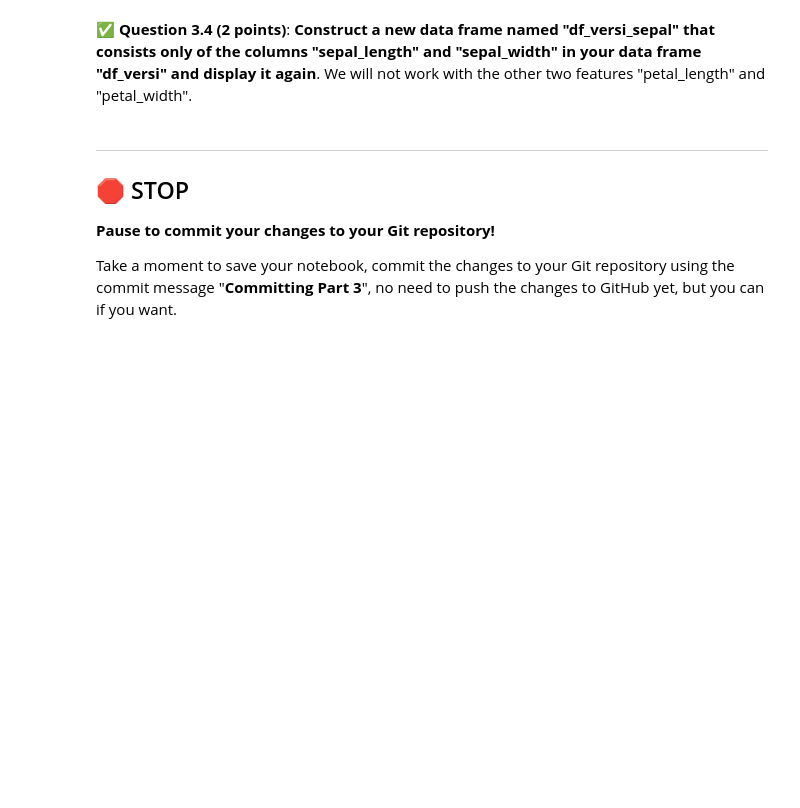
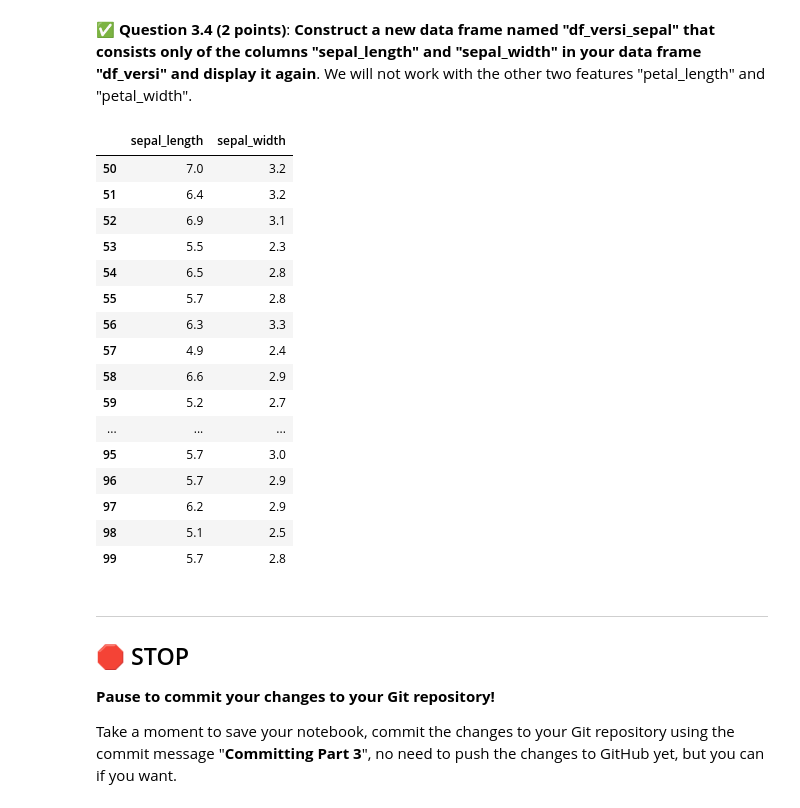
Before and after one commit to rags45/CMSE202-f23-turnin, a Jupyter notebook: hw-01/HW-01_GitPracticeDebuggingPythonPackagesAndClasses-STUDENT.ipynb, the cells around one changed output. Drawn from its saved outputs; the diff is of its cells as text; code cells hidden in the pictures; blank space fills up the shorter version.

```diff
--- a/hw-01/HW-01_GitPracticeDebuggingPythonPackagesAndClasses-STUDENT.ipynb
+++ b/hw-01/HW-01_GitPracticeDebuggingPythonPackagesAndClasses-STUDENT.ipynb
@@ -360,6 +398,26 @@ https://raw.githubusercontent.com/yangy5/HWFiles/main/Iris.csv
 &#9989; **Question 3.4 (2 points)**: **Construct a new data frame named "df_versi_sepal" that consists only of the columns "sepal_length" and "sepal_width" in your data frame "df_versi" and display it again**. We will not work with the other two features "petal_length" and "petal_width".
 # %%
 ### Put your code here
+df_versi_sepal = df_versi[['sepal_length', 'sepal_width']]
+df_versi_sepal
+# %% [output]
+|  | sepal_length | sepal_width |
+| 50 | 7.0 | 3.2 |
+| 51 | 6.4 | 3.2 |
+| 52 | 6.9 | 3.1 |
+| 53 | 5.5 | 2.3 |
+| 54 | 6.5 | 2.8 |
+| 55 | 5.7 | 2.8 |
+| 56 | 6.3 | 3.3 |
+| 57 | 4.9 | 2.4 |
+| 58 | 6.6 | 2.9 |
+| 59 | 5.2 | 2.7 |
+| ... | ... | ... |
+| 95 | 5.7 | 3.0 |
+| 96 | 5.7 | 2.9 |
+| 97 | 6.2 | 2.9 |
+| 98 | 5.1 | 2.5 |
+| 99 | 5.7 | 2.8 |
 # %% [markdown]
 ---
 ## &#128721; STOP
```
Also changed, not shown: parts of 5 cells of this notebook.
